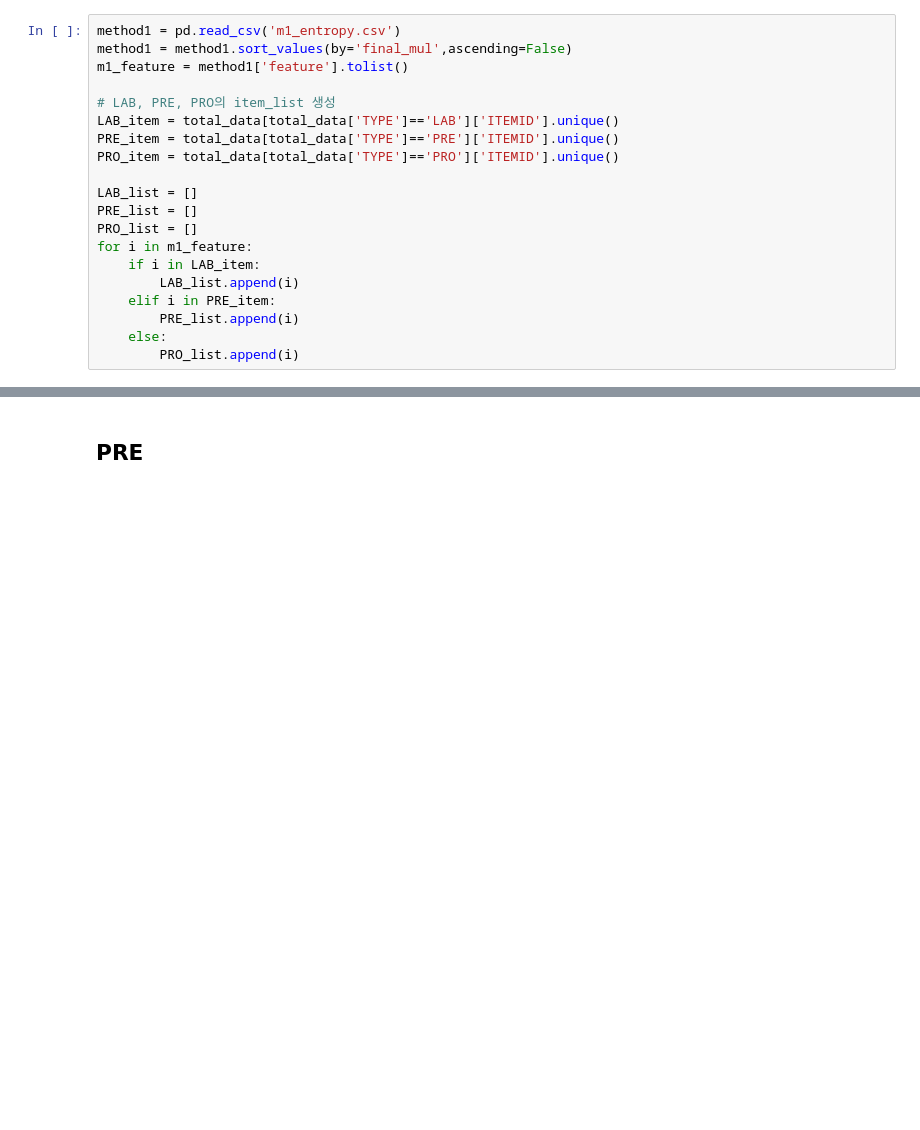
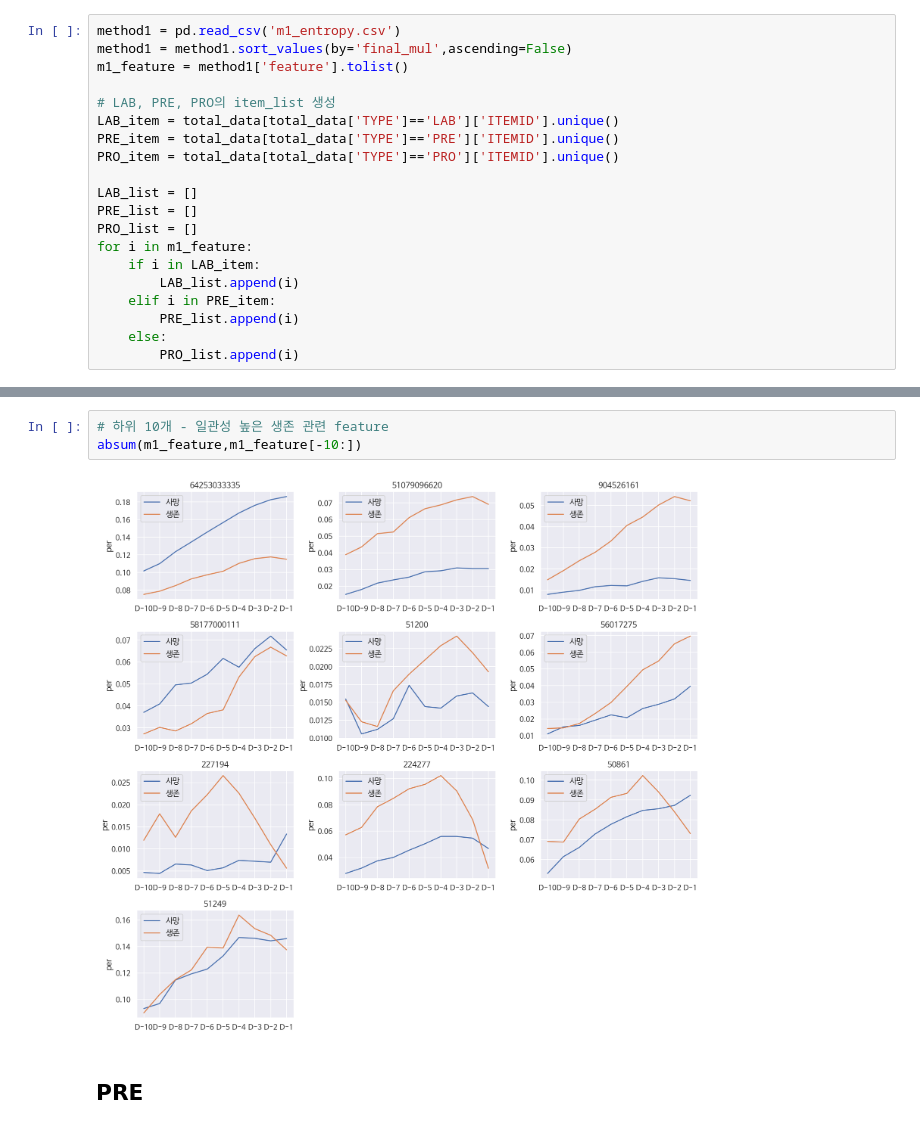
Before and after one commit to limeorange/MIMIC_Research, a Jupyter notebook: 16-1 Method 1 - Entropy 추가.ipynb, the cells around one changed output, grey strips where cells are left out. Saved outputs shown, nothing was run; the diff lists cells and outputs as text; blank space fills up the shorter version.

```diff
--- a/16-1 Method 1 - Entropy 추가.ipynb
+++ b/16-1 Method 1 - Entropy 추가.ipynb
@@ -325,3 +332,8 @@ for i in m1_feature:
+# %%
+# 하위 10개 - 일관성 높은 생존 관련 feature
+absum(m1_feature,m1_feature[-10:])
+# %% [output]
+[figure, added]
 # %% [markdown]
 ## PRE
 # %%
```
Also changed, not shown: parts of 2 cells of this notebook.
